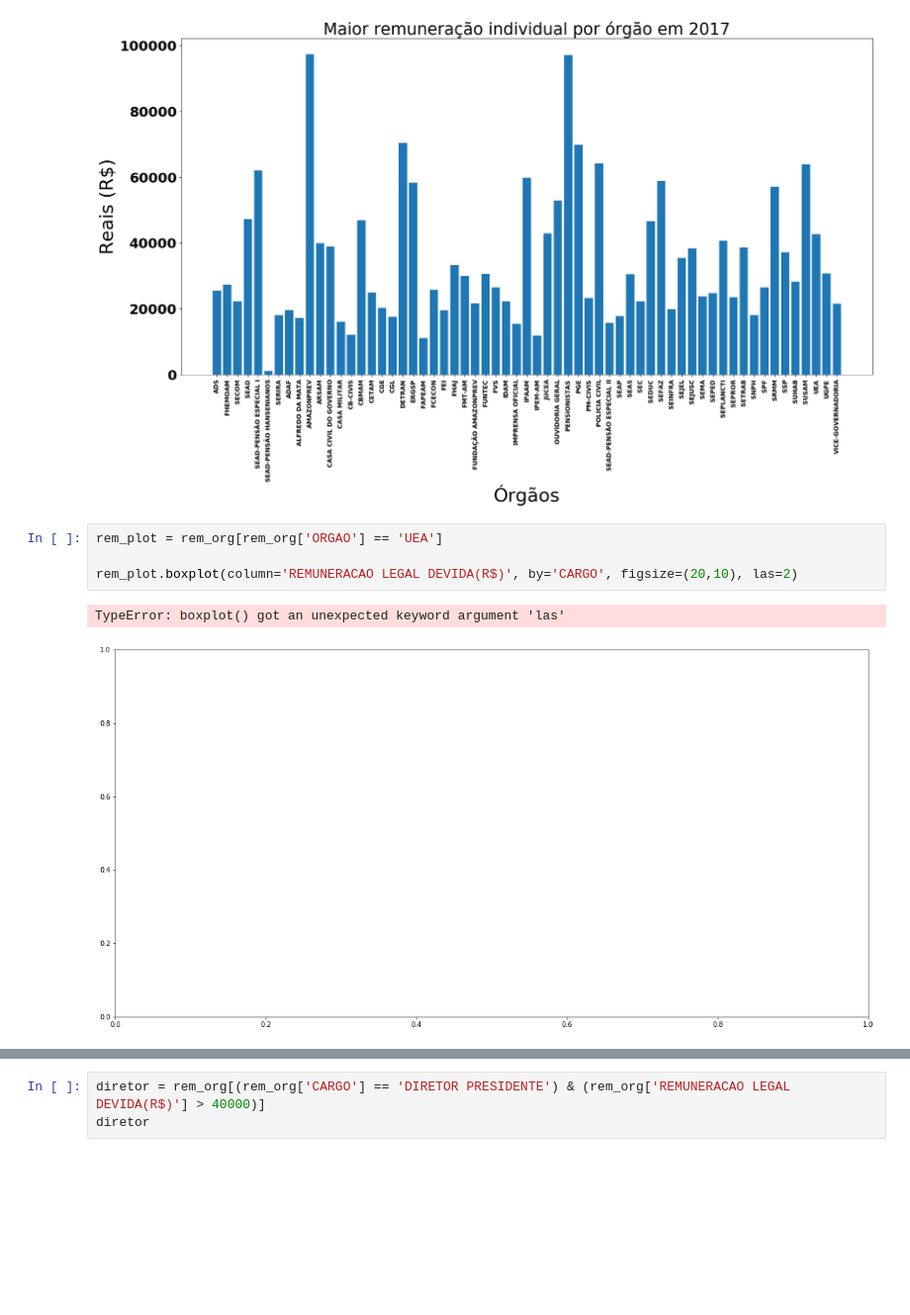
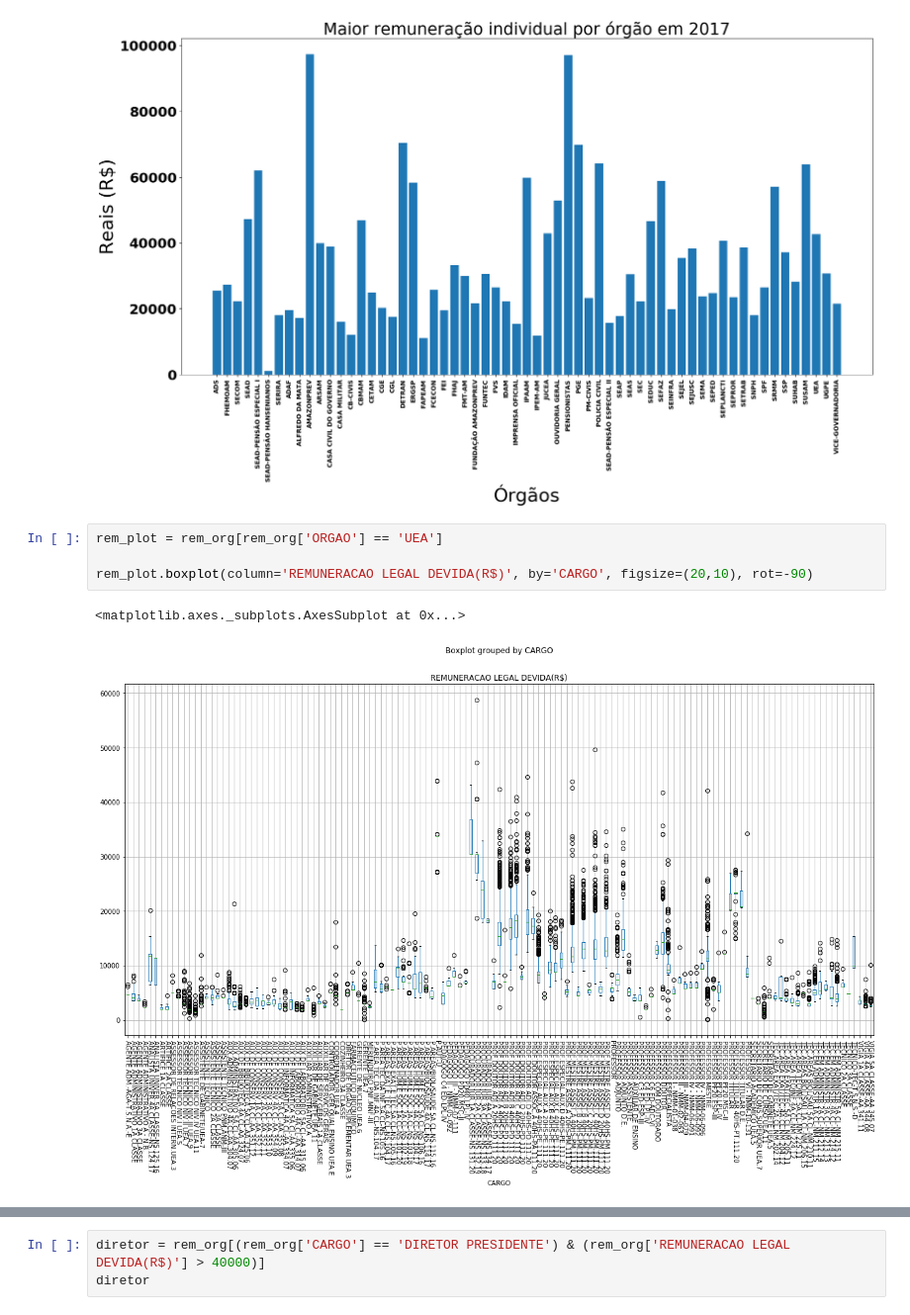
Before and after one commit to ViniPessoa8/PAIC, a Jupyter notebook: notebooks/plotagens.ipynb, the cells around one changed output, grey strips where cells are left out. Shown at 99% size. Drawn from its saved outputs; the diff is of its cells as text; blank space fills up the shorter version.

Commit message:
plotting in progress

```diff
--- a/notebooks/plotagens.ipynb
+++ b/notebooks/plotagens.ipynb
@@ -426,10 +441,10 @@ plot_bar('Maior remuneração individual por órgão em 2017', orgaos, data, 'Ó
 # %%
 rem_plot = rem_org[rem_org['ORGAO'] == 'UEA']
 
-rem_plot.boxplot(column='REMUNERACAO LEGAL DEVIDA(R$)', by='CARGO', figsize=(20,10), las=2)
+rem_plot.boxplot(column='REMUNERACAO LEGAL DEVIDA(R$)', by='CARGO', figsize=(20,10), rot=-90)
 # %% [output]
-TypeError: boxplot() got an unexpected keyword argument 'las'
+<matplotlib.axes._subplots.AxesSubplot at 0x...>
-[figure, old version]
+[figure, new version]
 # %%
 plt.figure(figsize=(20,10))
 for orgao in orgaos:
```
Also changed, not shown: parts of 8 cells of this notebook, 2 other files.
